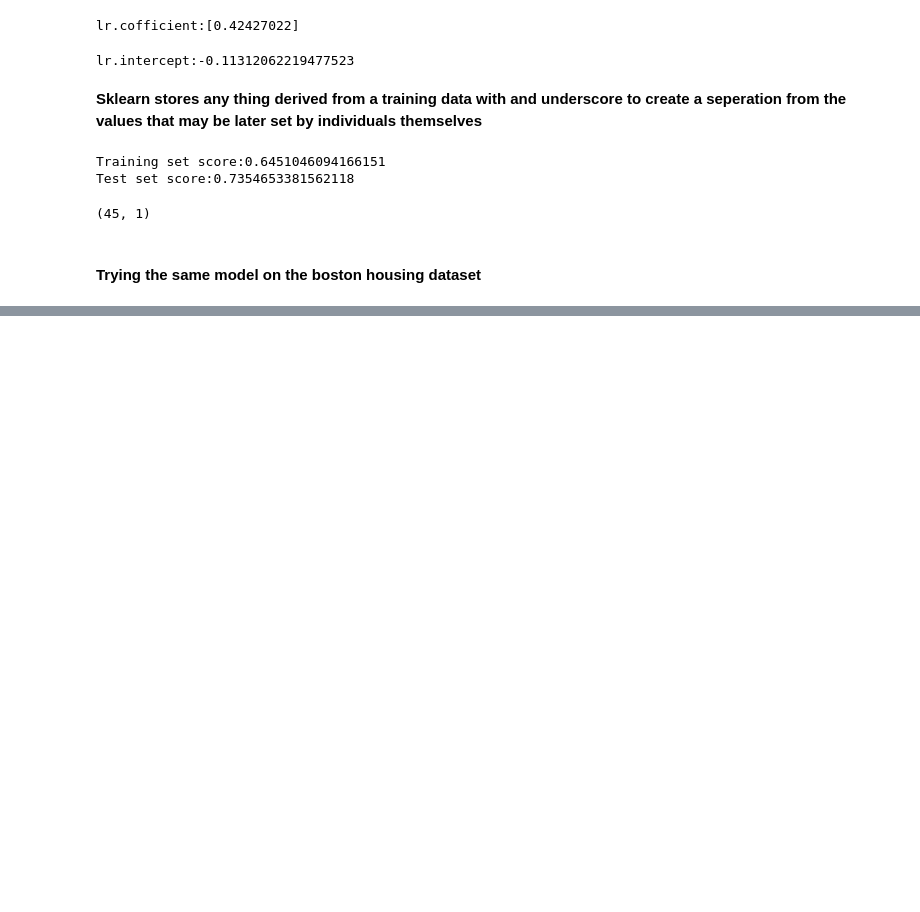
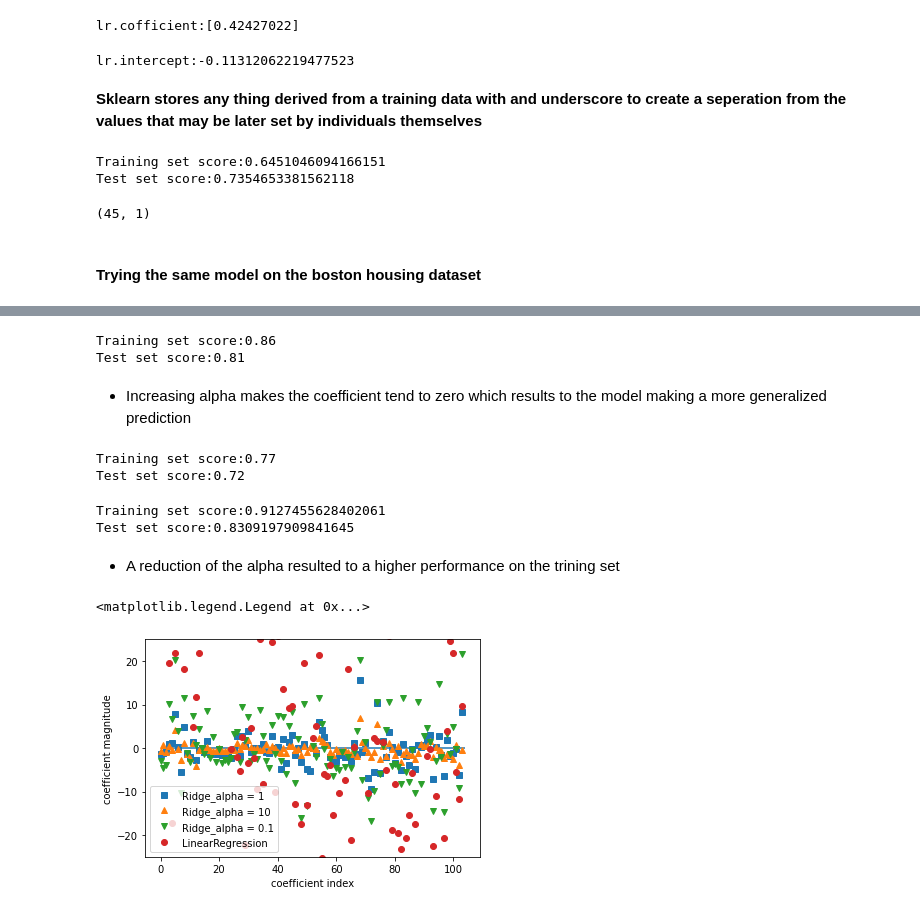
Before and after one commit to street-jesus/Linear-Models-with-Python, a Jupyter notebook: Linear Models.ipynb, the cells around one changed output, grey strips where cells are left out. Drawn from its saved outputs; the diff is of its cells as text; code cells hidden in the pictures; blank space fills up the shorter version.

```diff
--- a/Linear Models.ipynb
+++ b/Linear Models.ipynb
@@ -55,0 +58,32 @@ Test set score:0.8962092351509631
+# %%
+from sklearn.linear_model import Ridge
+#we continued with the boston data set
+#default alpha parameter used is 1.0
+ridge = Ridge().fit(X_train, y_train)
+
+print("Training set score:{:.2}".format(ridge.score(X_train, y_train)))
+print("Test set score:{:.2}".format(ridge.score(X_test, y_test)))
+# %% [output]
+Training set score:0.86
+Test set score:0.81
+# %% [markdown]
+- Increasing alpha makes the coefficient tend to zero which results to the model making a more generalized prediction
+# %%
+#A more generalized model
+ridge_10 = Ridge(alpha = 10).fit(X_train, y_train)
+print("Training set score:{:.2}".format(ridge_10.score(X_train, y_train)))
+print("Test set score:{:.2}".format(ridge_10.score(X_test, y_test)))
+# %% [output]
+Training set score:0.77
+Test set score:0.72
+# %%
+#A model with higher training set performance
+#reduced alpha, less restrictions similar model to the odinary least square model
+ridge_01 = Ridge(alpha = 0.1).fit(X_train, y_train)
+print("Training set score:{}".format(ridge_01.score(X_train, y_train)))
+print("Test set score:{}".format(ridge_01.score(X_test, y_test)))
+# %% [output]
+Training set score:0.9127455628402061
+Test set score:0.8309197909841645
+# %% [markdown]
+- A reduction of the alpha resulted to a higher performance on the trining set
@@ -55,0 +92,15 @@ Test set score:0.8962092351509631
+# %%
+plt.plot(ridge.coef_, "s", label = "Ridge_alpha = 1")
+plt.plot(ridge_10.coef_, "^", label = "Ridge_alpha = 10")
+plt.plot(ridge_01.coef_, "v", label = "Ridge_alpha = 0.1")
+
+plt.plot(lr.coef_, "o", label = "LinearRegression")
+
+plt.xlabel("coefficient index")
+plt.ylabel("coefficient magnitude")
+plt.hlines(0,0,len(lr.coef_))
+plt.ylim(-25,25)
+plt.legend()
+# %% [output]
+<matplotlib.legend.Legend at 0x...>
+[figure, added]
```
Also changed, not shown: parts of 6 cells of this notebook.
